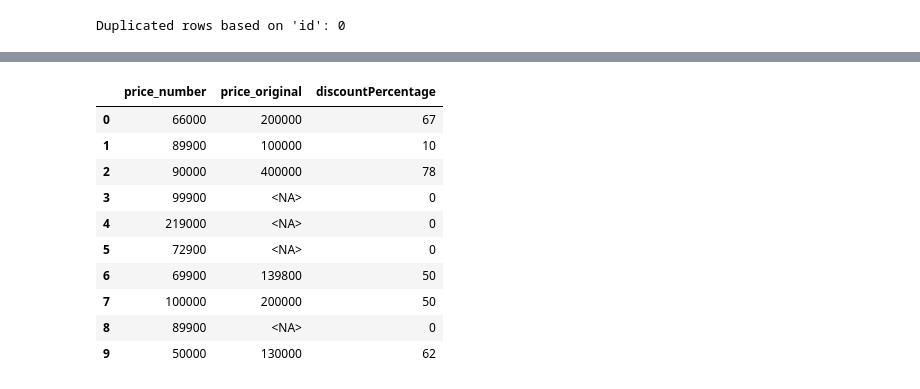
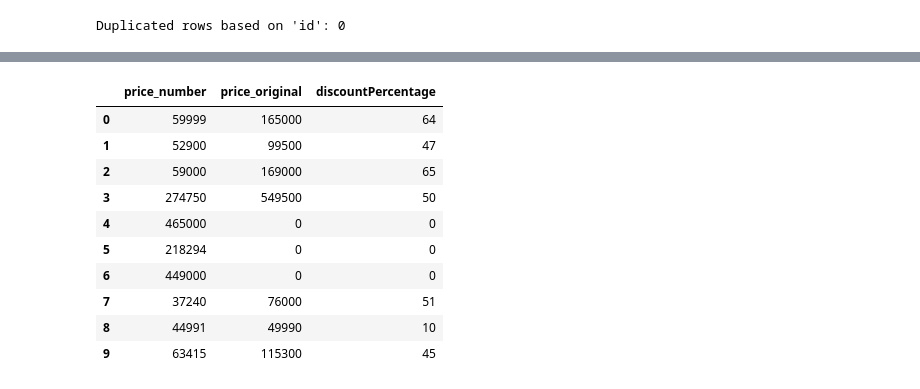
Before and after one commit to Annisaraulitaa/E-commerce-UMKM, a Jupyter notebook: olahData/prepro.ipynb, the cells around one changed output, grey strips where cells are left out. Cells and saved outputs as stored; diff of their text form; code cells hidden in the pictures.

```diff
--- a/olahData/prepro.ipynb
+++ b/olahData/prepro.ipynb
@@ -6,5 +14,5 @@ import math
 # %%
-df = pd.read_csv("bajuPria_enriched.csv")
+df = pd.read_csv("../output/bajuWanita_enriched.csv")
 print(df.shape)
 df.head()
 # %% [output]
@@ -24,4 +42,4 @@ Duplicated rows based on 'id': 0
 # %%
 # Drop duplikat kalau ada
-# df = df.drop_duplicates(subset=["id"])
+df = df.drop_duplicates(subset=["id"])
 # %%
@@ -36,3 +59,6 @@ def clean_text(text):
 # %%
+# Bersihkan kolom ....
 df["name_clean"] = df["name"].apply(clean_text)
+df["category_clean"] = df["category_breadcrumb"].apply(clean_text)
 df["city_clean"] = df["shop_city"].apply(clean_text)
+df["labelGroups_clean"] = df["labelGroups"].apply(clean_text)
@@ -42,7 +77,7 @@ df["price_original"] = (
     df["price_original"]
         .astype("string")
         .str.replace(r"[^0-9]", "", regex=True)
-        .replace("", pd.NA)
-        .astype("float")
+        .fillna("0")
+        .replace("", "0")
         .astype("Int64")
 )
@@ -49,35 +89,33 @@ df["price_original"] = (
 # %%
-normal_col = "price_number"
-
 # Hitung discountPercentage
 df["discountPercentage"] = np.where(
     df["price_original"].notna() & (df["price_original"] > 0),
-    ((df["price_original"] - df[normal_col]) / df["price_original"] * 100),
-    0   # ← kalau price_original NaN / 0
+    ((df["price_original"] - df["price_number"]) / df["price_original"] * 100),
+    0                   # ← kalau price_original NaN / 0
 )
 
 # Rapikan hasil
 df["discountPercentage"] = (
     df["discountPercentage"]
         .round(0)        # bisa ganti round(2)
         .clip(0, 100)    # jaga tetap masuk akal
         .astype(int)     # opsional: jadi integer
 )
 
 # cek hasil
-df[[normal_col, "price_original", "discountPercentage"]].head(10)
+df[["price_number", "price_original", "discountPercentage"]].head(10)
 # %% [output]
 |  | price_number | price_original | discountPercentage |
-| 0 | 66000 | 200000 | 67 |
-| 1 | 89900 | 100000 | 10 |
-| 2 | 90000 | 400000 | 78 |
-| 3 | 99900 | <NA> | 0 |
-| 4 | 219000 | <NA> | 0 |
-| 5 | 72900 | <NA> | 0 |
-| 6 | 69900 | 139800 | 50 |
-| 7 | 100000 | 200000 | 50 |
-| 8 | 89900 | <NA> | 0 |
-| 9 | 50000 | 130000 | 62 |
+| 0 | 59999 | 165000 | 64 |
+| 1 | 52900 | 99500 | 47 |
+| 2 | 59000 | 169000 | 65 |
+| 3 | 274750 | 549500 | 50 |
+| 4 | 465000 | 0 | 0 |
+| 5 | 218294 | 0 | 0 |
+| 6 | 449000 | 0 | 0 |
+| 7 | 37240 | 76000 | 51 |
+| 8 | 44991 | 49990 | 10 |
+| 9 | 63415 | 115300 | 45 |
 # %%
 # ubah ke int
 cols = ["countSold", "countReview", "totalRating"]
```
Also changed, not shown: parts of 26 cells of this notebook, 23 other files.
